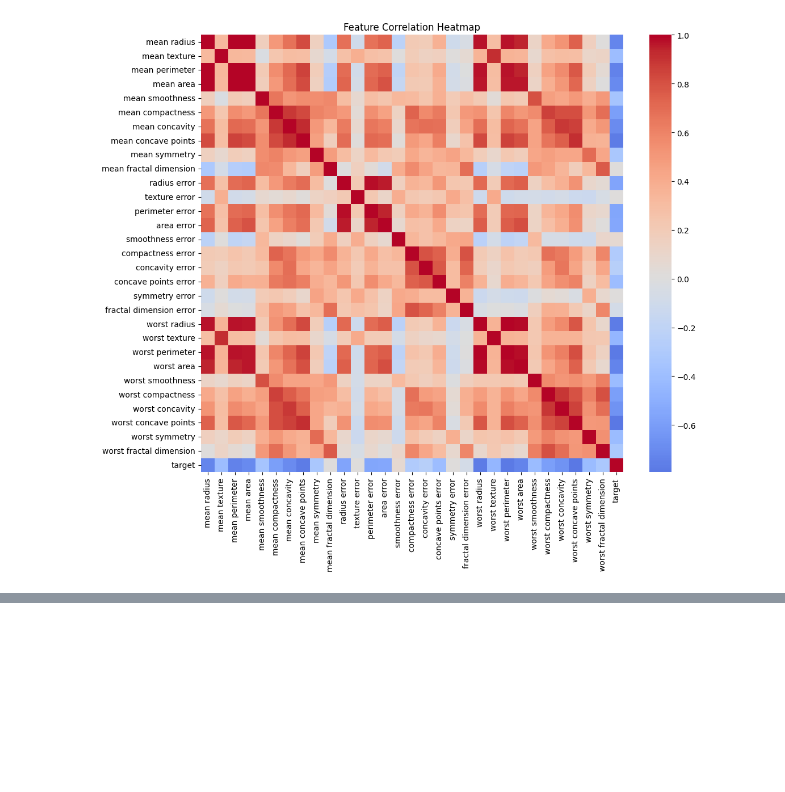
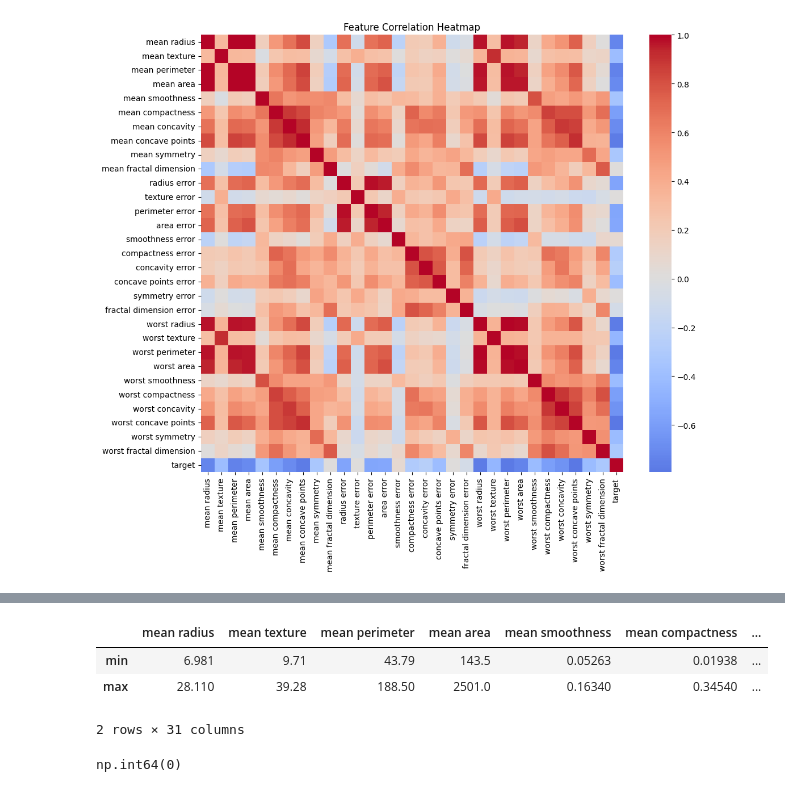
Before and after one commit to shivaak67/breast-cancer-classification, a Jupyter notebook: notebooks/1_eda.ipynb, the cells around one changed output, grey strips where cells are left out. Drawn from its saved outputs; the diff is of its cells as text; code cells hidden in the pictures; blank space fills up the shorter version.

```diff
--- a/notebooks/1_eda.ipynb
+++ b/notebooks/1_eda.ipynb
@@ -125,0 +143,11 @@ plt.show()
+# %%
+df.describe().loc[["min", "max"]]
+# %% [output]
+|  | mean radius | mean texture | mean perimeter | mean area | mean smoothness | mean compactness | ... |
+| min | 6.981 | 9.71 | 43.79 | 143.5 | 0.05263 | 0.01938 | ... |
+| max | 28.110 | 39.28 | 188.50 | 2501.0 | 0.16340 | 0.34540 | ... |
+2 rows × 31 columns
+# %%
+df.duplicated().sum()
+# %% [output]
+np.int64(0)
```
Also changed, not shown: parts of 12 cells of this notebook.
